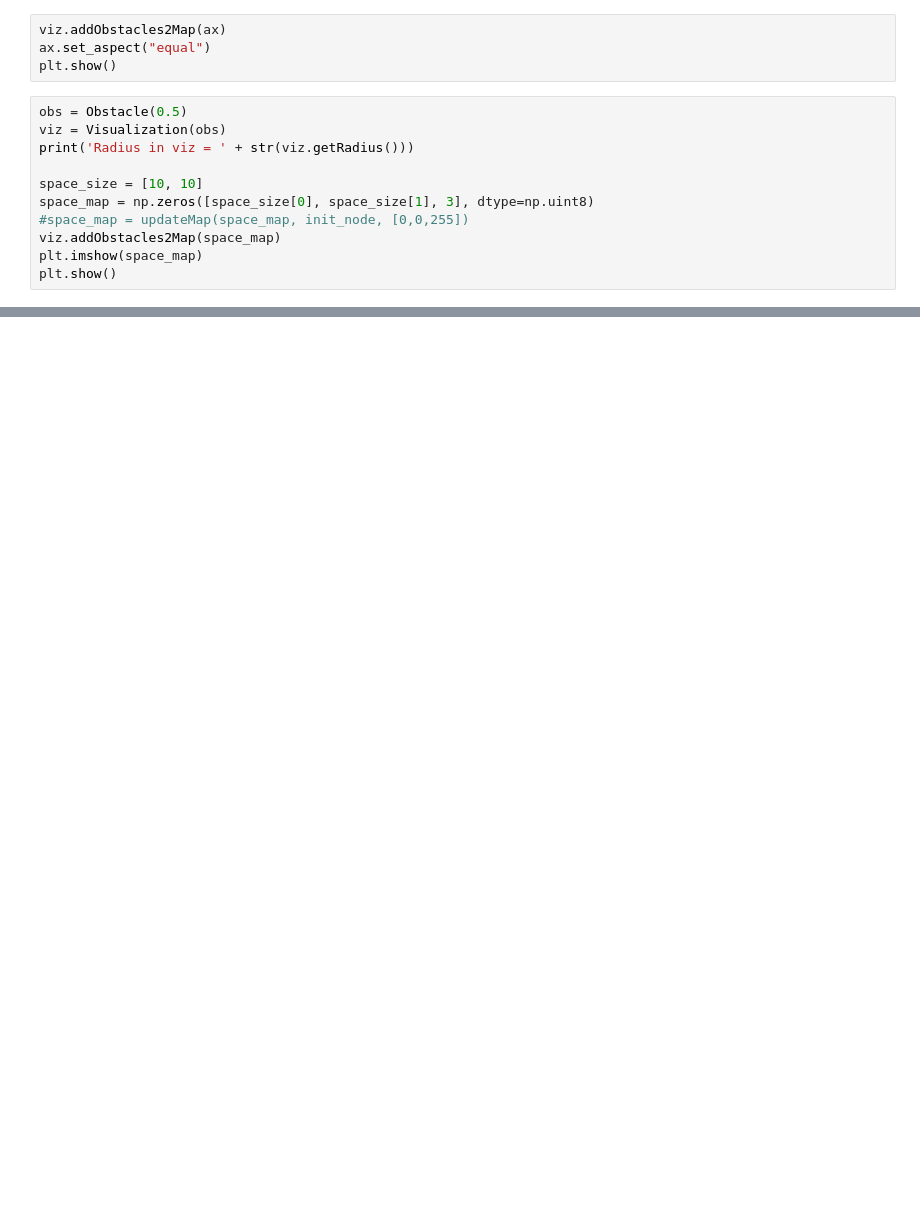
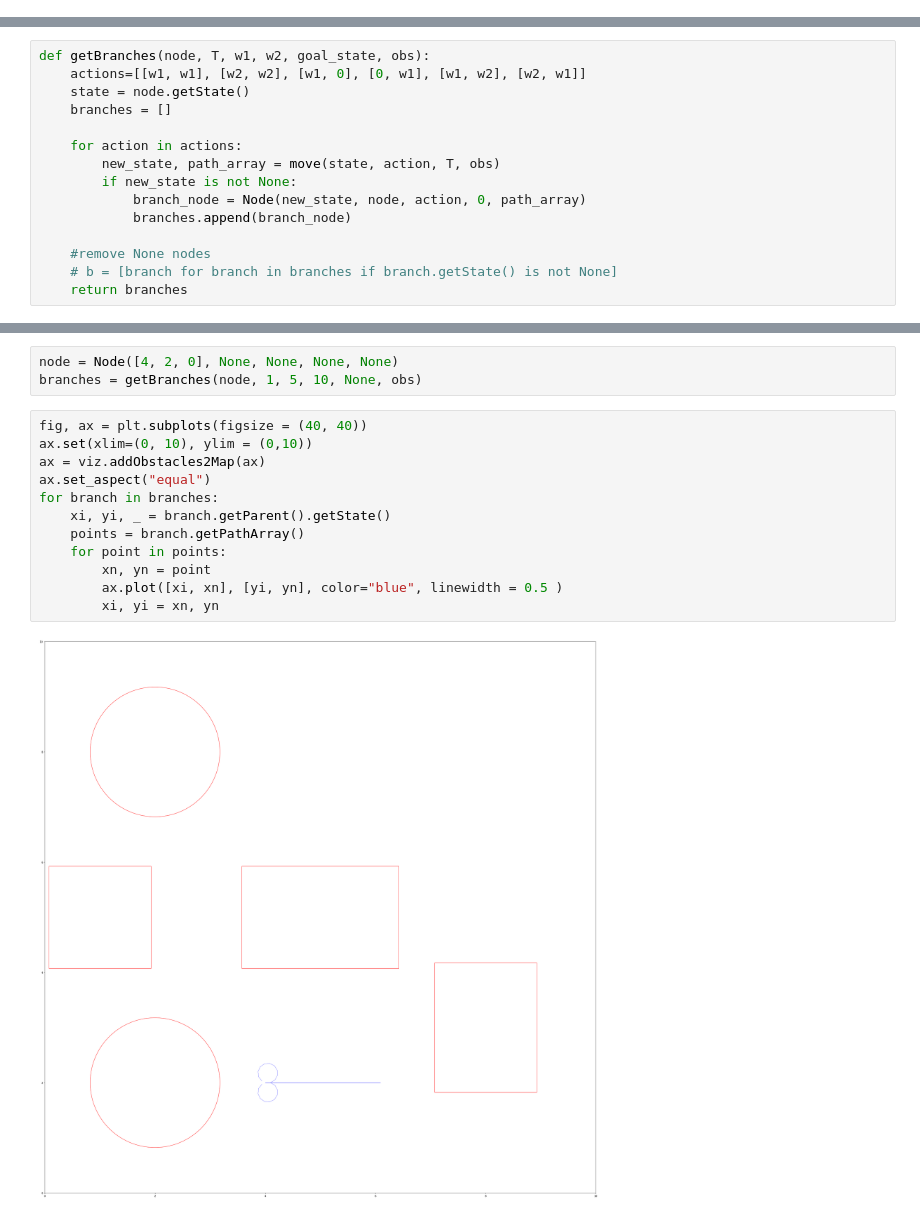
Before and after one commit to siddharthtelang/A-Differential-Drive, a Jupyter notebook: A-Star-Differential-Drive.ipynb, the cells around one changed output, grey strips where cells are left out. Drawn from its saved outputs; the diff is of its cells as text; blank space fills up the shorter version.

Commit message:
branches

```diff
--- a/A-Star-Differential-Drive.ipynb
+++ b/A-Star-Differential-Drive.ipynb
@@ -18,15 +23,0 @@ plt.show()
-# %%
-viz.addObstacles2Map(ax)
-ax.set_aspect("equal")
-plt.show()
-# %%
-obs = Obstacle(0.5)
-viz = Visualization(obs)
-print('Radius in viz = ' + str(viz.getRadius()))
-
-space_size = [10, 10]
-space_map = np.zeros([space_size[0], space_size[1], 3], dtype=np.uint8)
-#space_map = updateMap(space_map, init_node, [0,0,255])
-viz.addObstacles2Map(space_map)
-plt.imshow(space_map)
-plt.show()
@@ -35,0 +29,15 @@ Radius in viz = 0.4
+# %%
+def getBranches(node, T, w1, w2, goal_state, obs):
+    actions=[[w1, w1], [w2, w2], [w1, 0], [0, w1], [w1, w2], [w2, w1]]
+    state = node.getState()
+    branches = []
+
+    for action in actions:
+        new_state, path_array = move(state, action, T, obs)
+        if new_state is not None:
+            branch_node = Node(new_state, node, action, 0, path_array)
+            branches.append(branch_node)
+
+    #remove None nodes
+    # b = [branch for branch in branches if branch.getState() is not None]
+    return branches
@@ -35,0 +71,17 @@ Radius in viz = 0.4
+# %%
+node = Node([4, 2, 0], None, None, None, None)
+branches = getBranches(node, 1, 5, 10, None, obs)
+# %%
+fig, ax = plt.subplots(figsize = (40, 40))
+ax.set(xlim=(0, 10), ylim = (0,10))
+ax = viz.addObstacles2Map(ax)
+ax.set_aspect("equal")
+for branch in branches:
+    xi, yi, _ = branch.getParent().getState()
+    points = branch.getPathArray()
+    for point in points:
+        xn, yn = point
+        ax.plot([xi, xn], [yi, yn], color="blue", linewidth = 0.5 )
+        xi, yi = xn, yn
+# %% [output]
+[figure, added]
```
Also changed, not shown: parts of 7 cells of this notebook.
